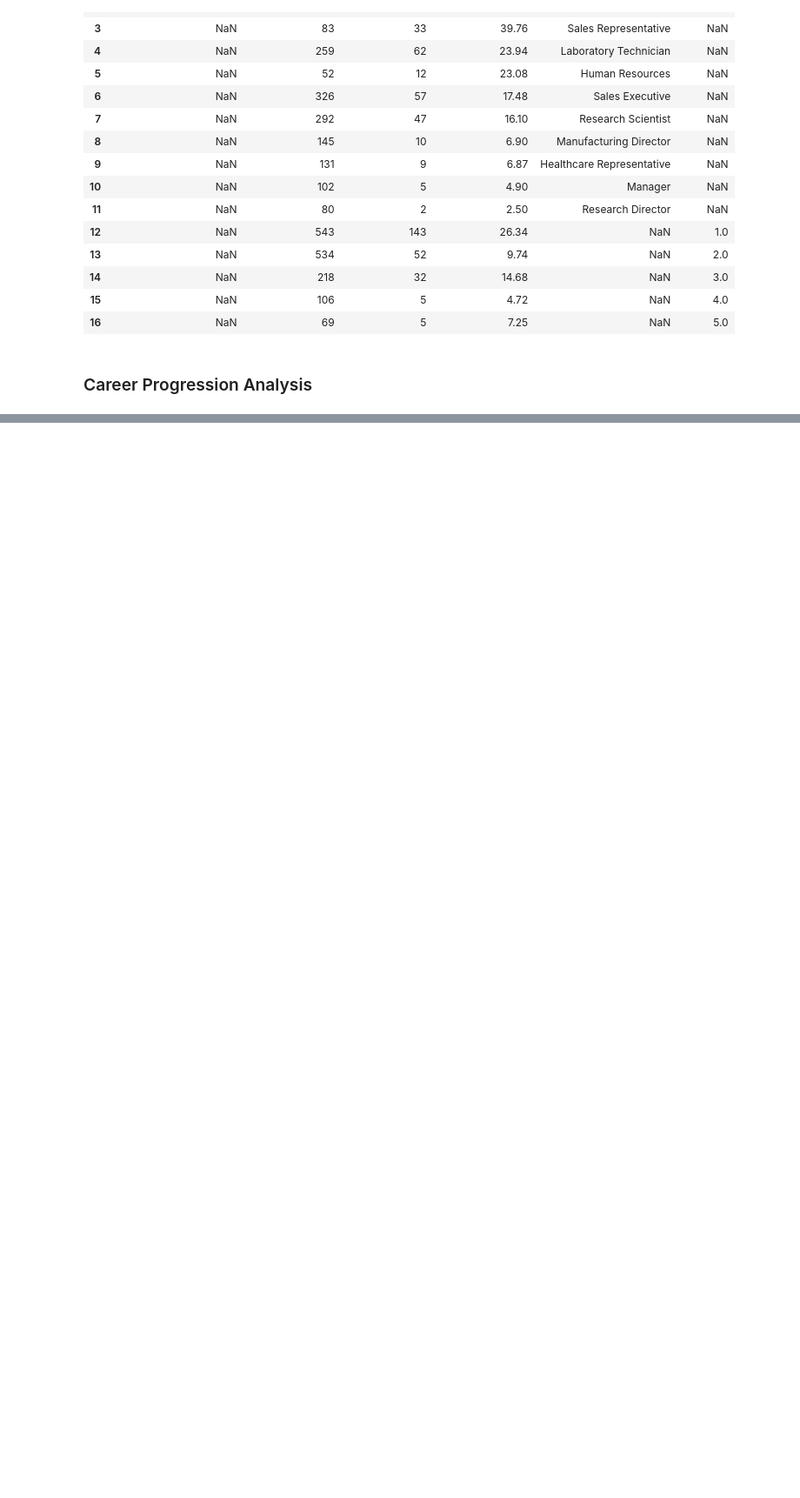
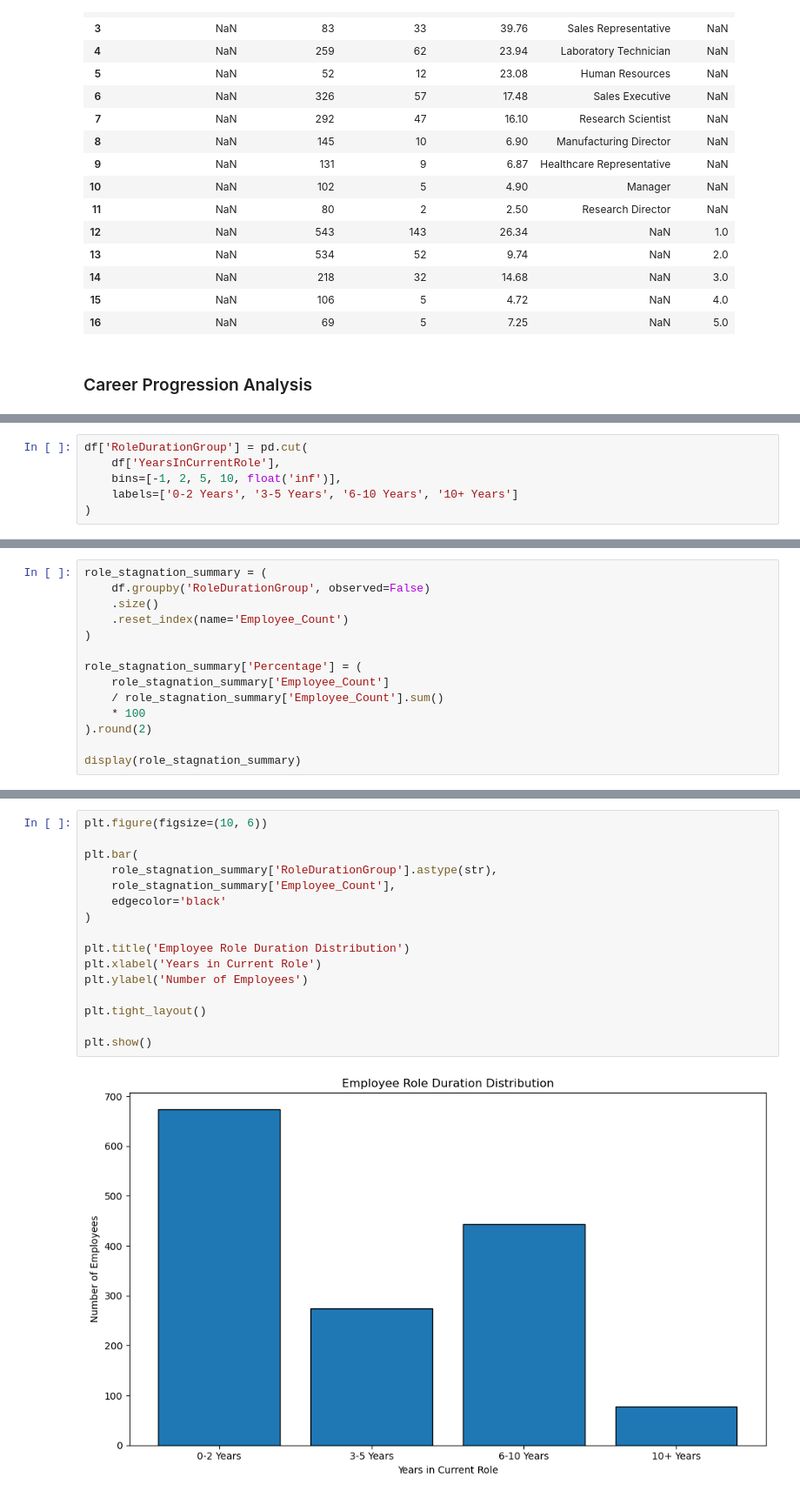
Before and after one commit to mananipratik/i_project, a Jupyter notebook: nb/3_eda.ipynb, the cells around one changed output, grey strips where cells are left out. Shown at 87% size. Saved outputs shown, nothing was run; the diff lists cells and outputs as text; blank space fills up the shorter version.

```diff
--- a/nb/3_eda.ipynb
+++ b/nb/3_eda.ipynb
@@ -1082,0 +1084,6 @@ plt.show()
+# %%
+df['RoleDurationGroup'] = pd.cut(
+    df['YearsInCurrentRole'],
+    bins=[-1, 2, 5, 10, float('inf')],
+    labels=['0-2 Years', '3-5 Years', '6-10 Years', '10+ Years']
+)
@@ -1082,0 +1092,14 @@ plt.show()
+# %%
+role_stagnation_summary = (
+    df.groupby('RoleDurationGroup', observed=False)
+    .size()
+    .reset_index(name='Employee_Count')
+)
+
+role_stagnation_summary['Percentage'] = (
+    role_stagnation_summary['Employee_Count']
+    / role_stagnation_summary['Employee_Count'].sum()
+    * 100
+).round(2)
+
+display(role_stagnation_summary)
@@ -1082,0 +1112,18 @@ plt.show()
+# %%
+plt.figure(figsize=(10, 6))
+
+plt.bar(
+    role_stagnation_summary['RoleDurationGroup'].astype(str),
+    role_stagnation_summary['Employee_Count'],
+    edgecolor='black'
+)
+
+plt.title('Employee Role Duration Distribution')
+plt.xlabel('Years in Current Role')
+plt.ylabel('Number of Employees')
+
+plt.tight_layout()
+
+plt.show()
+# %% [output]
+[figure, added]
```
Also changed, not shown: parts of 63 cells of this notebook.
